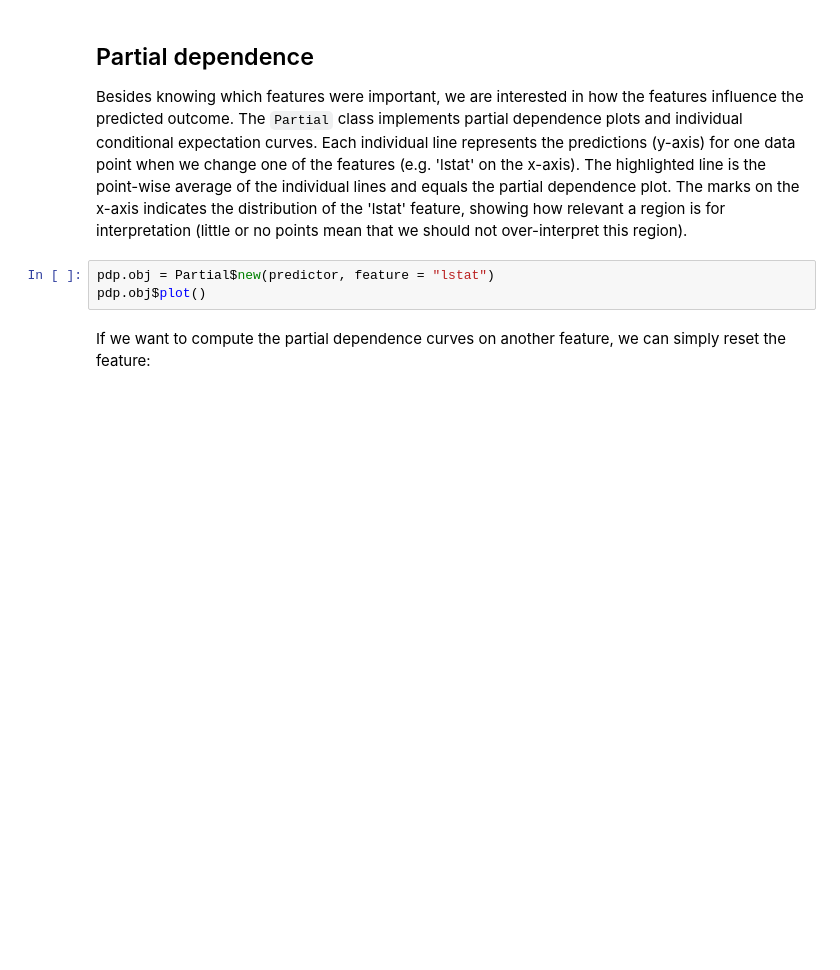
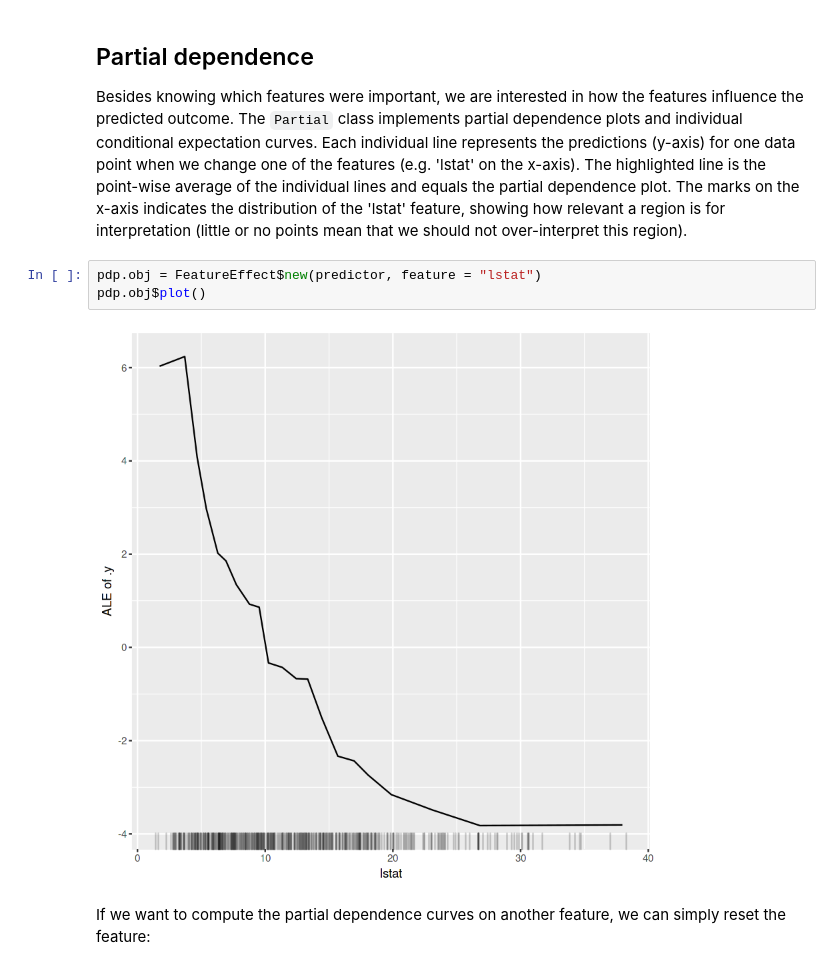
Before and after one commit to giuseppec/iml, a Jupyter notebook: notebooks/tutorial-intro.ipynb, the cells around one changed output. Saved outputs shown, nothing was run; the diff lists cells and outputs as text; blank space fills up the shorter version.

Commit message:
Partial -> FeatureEffect

```diff
--- a/notebooks/tutorial-intro.ipynb
+++ b/notebooks/tutorial-intro.ipynb
@@ -59,8 +89,10 @@ imp$results
 
 Besides knowing which features were important, we are interested in how the features influence the predicted outcome. The `Partial` class implements partial dependence plots and individual conditional expectation curves. Each individual line represents the predictions (y-axis) for one data point when we change one of the features (e.g. 'lstat' on the x-axis). The highlighted line is the point-wise average of the individual lines and equals the partial dependence plot. The marks on the x-axis indicates the distribution of the 'lstat' feature, showing how relevant a region is for interpretation (little or no points mean that we should not over-interpret this region).
 # %%
-pdp.obj = Partial$new(predictor, feature = "lstat")
+pdp.obj = FeatureEffect$new(predictor, feature = "lstat")
 pdp.obj$plot()
+# %% [output]
+[figure, added]
 # %% [markdown]
 If we want to compute the partial dependence curves on another feature, we can simply reset the feature:
 # %%
```
Also changed, not shown: parts of 3 cells of this notebook.
